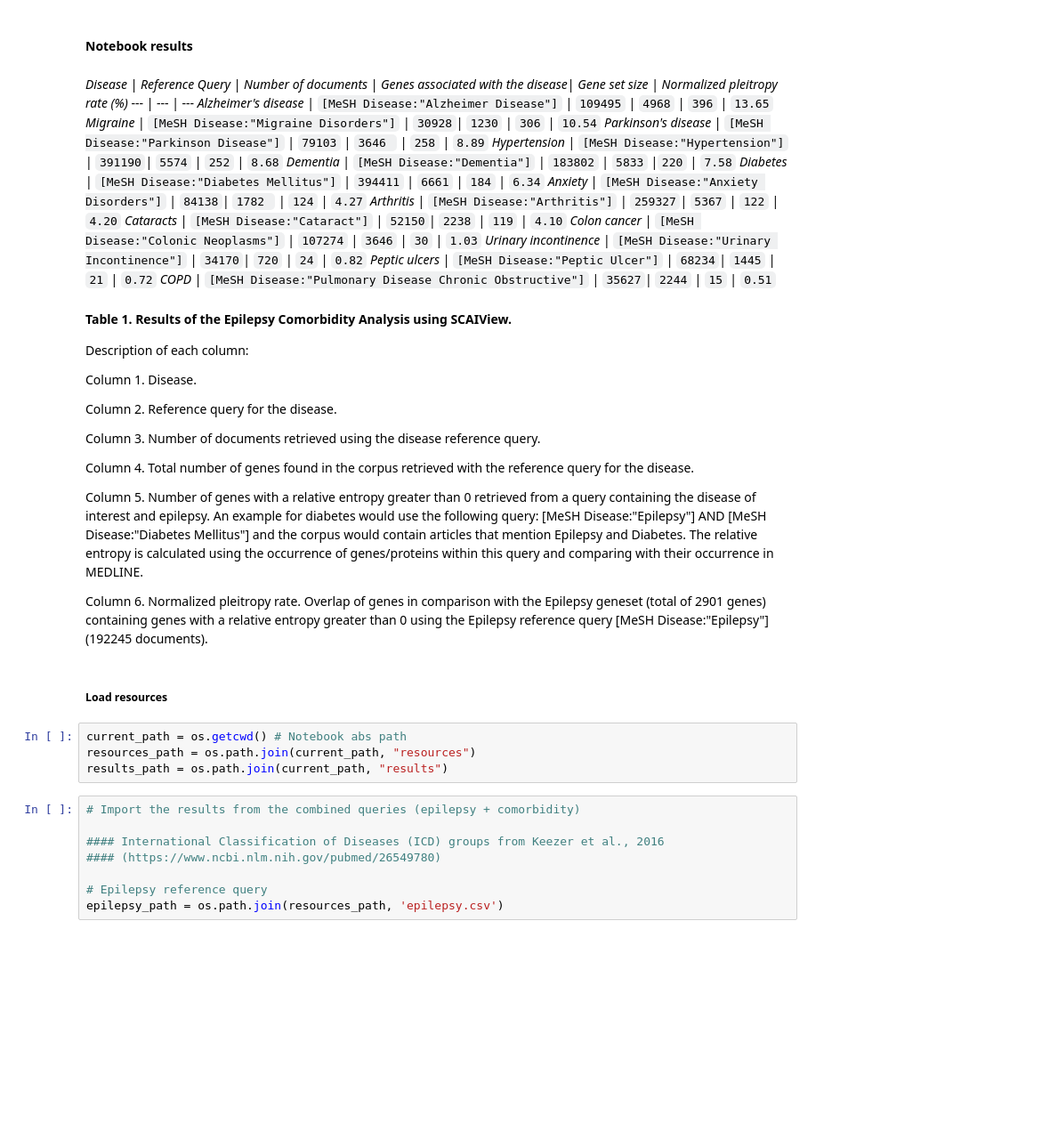
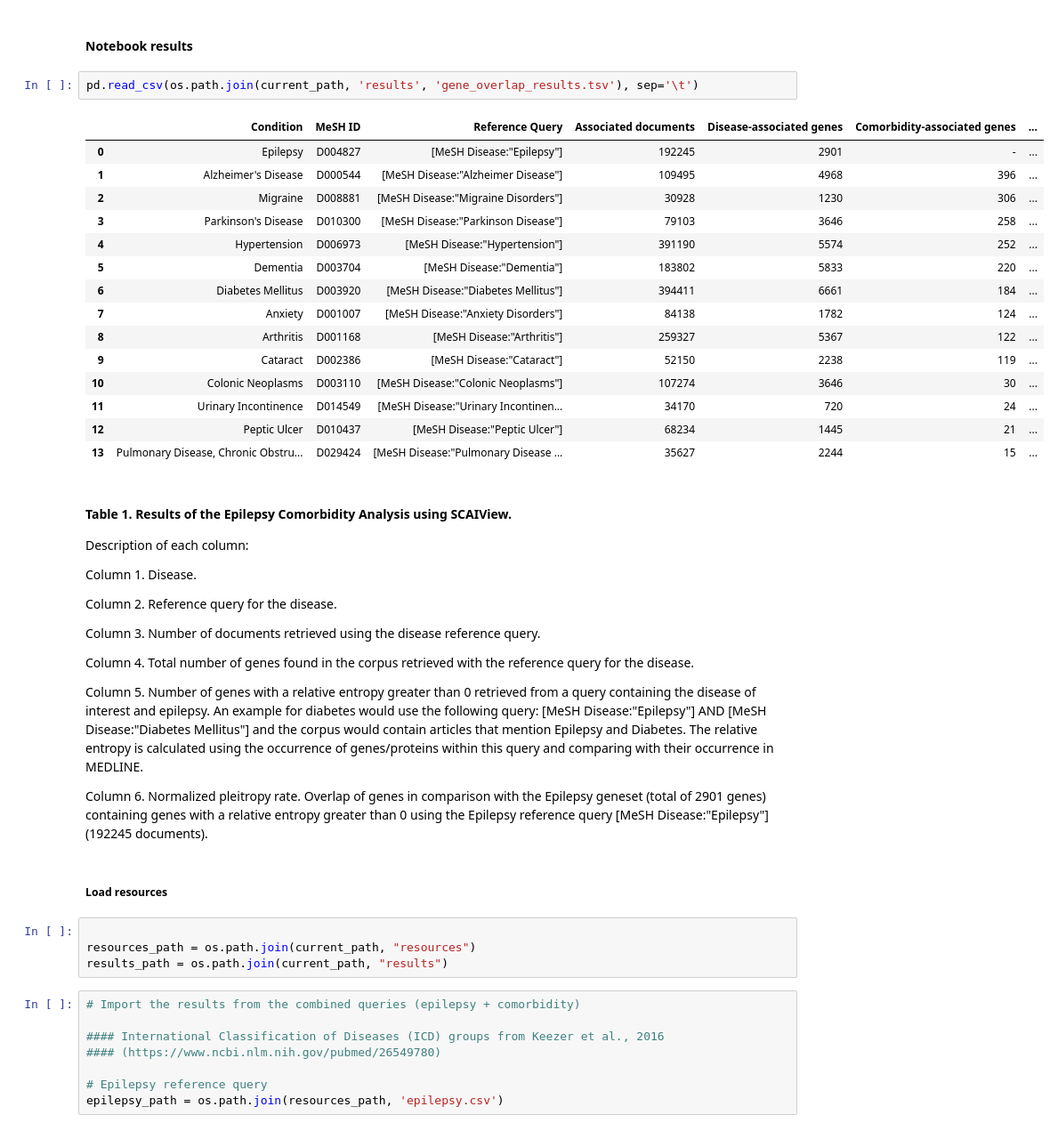
Before and after one commit to neurommsig-epilepsy/EpiCom, a Jupyter notebook: Epilepsy SCAIView Comorbidity Analysis.ipynb, the cells around one changed output. Shown: that part at 89% size. Cells and saved outputs as stored; diff of their text form; blank space fills up the shorter version.

```diff
--- a/Epilepsy SCAIView Comorbidity Analysis.ipynb
+++ b/Epilepsy SCAIView Comorbidity Analysis.ipynb
@@ -72,24 +74,25 @@ Corresponding to the indexing of MEDLINE on 2016-07-14T13:50:07.797575Z.
 *Note that the reference queries might take time since thousand of articles need to be analyzed.
 # %% [markdown]
 #### Notebook results
+# %%
+pd.read_csv(os.path.join(current_path, 'results', 'gene_overlap_results.tsv'), sep='\t')
+# %% [output]
+|  | Condition | MeSH ID | Reference Query | Associated documents | Disease-associated genes | Comorbidity-associated genes | ... |
+| 0 | Epilepsy | D004827 | [MeSH Disease:"Epilepsy"] | 192245 | 2901 | - | ... |
+| 1 | Alzheimer's Disease | D000544 | [MeSH Disease:"Alzheimer Disease"] | 109495 | 4968 | 396 | ... |
+| 2 | Migraine | D008881 | [MeSH Disease:"Migraine Disorders"] | 30928 | 1230 | 306 | ... |
+| 3 | Parkinson's Disease | D010300 | [MeSH Disease:"Parkinson Disease"] | 79103 | 3646 | 258 | ... |
+| 4 | Hypertension | D006973 | [MeSH Disease:"Hypertension"] | 391190 | 5574 | 252 | ... |
+| 5 | Dementia | D003704 | [MeSH Disease:"Dementia"] | 183802 | 5833 | 220 | ... |
+| 6 | Diabetes Mellitus | D003920 | [MeSH Disease:"Diabetes Mellitus"] | 394411 | 6661 | 184 | ... |
+| 7 | Anxiety | D001007 | [MeSH Disease:"Anxiety Disorders"] | 84138 | 1782 | 124 | ... |
+| 8 | Arthritis | D001168 | [MeSH Disease:"Arthritis"] | 259327 | 5367 | 122 | ... |
+| 9 | Cataract | D002386 | [MeSH Disease:"Cataract"] | 52150 | 2238 | 119 | ... |
+| 10 | Colonic Neoplasms | D003110 | [MeSH Disease:"Colonic Neoplasms"] | 107274 | 3646 | 30 | ... |
+| 11 | Urinary Incontinence | D014549 | [MeSH Disease:"Urinary Incontinen... | 34170 | 720 | 24 | ... |
+| 12 | Peptic Ulcer | D010437 | [MeSH Disease:"Peptic Ulcer"] | 68234 | 1445 | 21 | ... |
+| 13 | Pulmonary Disease, Chronic Obstru... | D029424 | [MeSH Disease:"Pulmonary Disease ... | 35627 | 2244 | 15 | ... |
 # %% [markdown]
-*Disease* | *Reference Query* | *Number of documents* | *Genes associated with the disease*| *Gene set size* | *Normalized pleitropy rate (%)*
---- | --- | ---
-*Alzheimer's disease* | `[MeSH Disease:"Alzheimer Disease"]` | `109495` | `4968` | `396` | `13.65`
-*Migraine* | `[MeSH Disease:"Migraine Disorders"]` | `30928`| `1230` | `306` | `10.54`
-*Parkinson's disease* | `[MeSH Disease:"Parkinson Disease"]` | `79103` | `3646 ` | `258` | `8.89`
-*Hypertension* | `[MeSH Disease:"Hypertension"]` | `391190`| `5574` | `252` | `8.68`
-*Dementia* | `[MeSH Disease:"Dementia"]` | `183802` | `5833` |`220` | `7.58`
-*Diabetes* | `[MeSH Disease:"Diabetes Mellitus"]` | `394411` | `6661` | `184` | `6.34`
-*Anxiety* | `[MeSH Disease:"Anxiety Disorders"]` | `84138`| `1782 ` | `124` | `4.27`
-*Arthritis* | `[MeSH Disease:"Arthritis"]` | `259327`| `5367` | `122` | `4.20`
-*Cataracts* | `[MeSH Disease:"Cataract"]` | `52150`| `2238` | `119` | `4.10`
-*Colon cancer* | `[MeSH Disease:"Colonic Neoplasms"]` | `107274` | `3646` | `30` | `1.03`
-*Urinary incontinence* | `[MeSH Disease:"Urinary Incontinence"]` | `34170`| `720` | `24` | `0.82`
-*Peptic ulcers* | `[MeSH Disease:"Peptic Ulcer"]` | `68234`| `1445` | `21` | `0.72`
-*COPD* | `[MeSH Disease:"Pulmonary Disease Chronic Obstructive"]` | `35627`| `2244` | `15` | `0.51`
-
-
 #### Table 1. Results of the Epilepsy Comorbidity Analysis using SCAIView.
 
 Description of each column:
@@ -108,7 +111,7 @@ Column 6. Normalized pleitropy rate. Overlap of genes in comparison with the Epi
 # %% [markdown]
 ##### Load resources
 # %%
-current_path = os.getcwd() # Notebook abs path
+
 resources_path = os.path.join(current_path, "resources")
 results_path = os.path.join(current_path, "results")
 # %%
```
Also changed, not shown: parts of 4 cells of this notebook.
